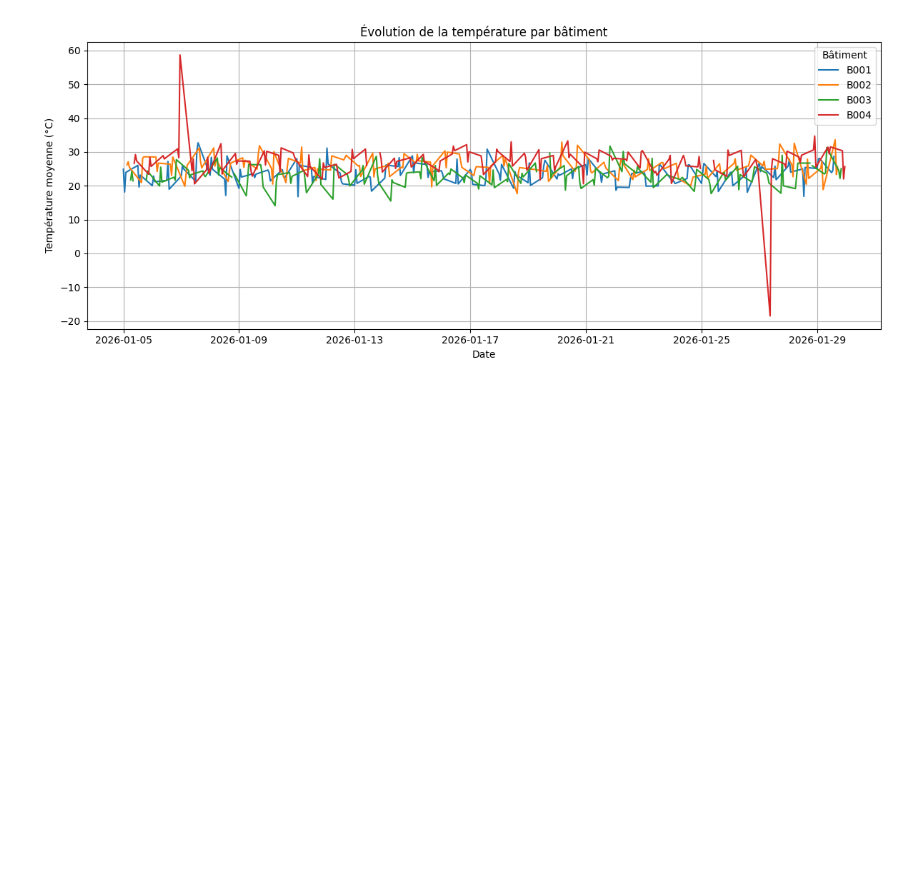
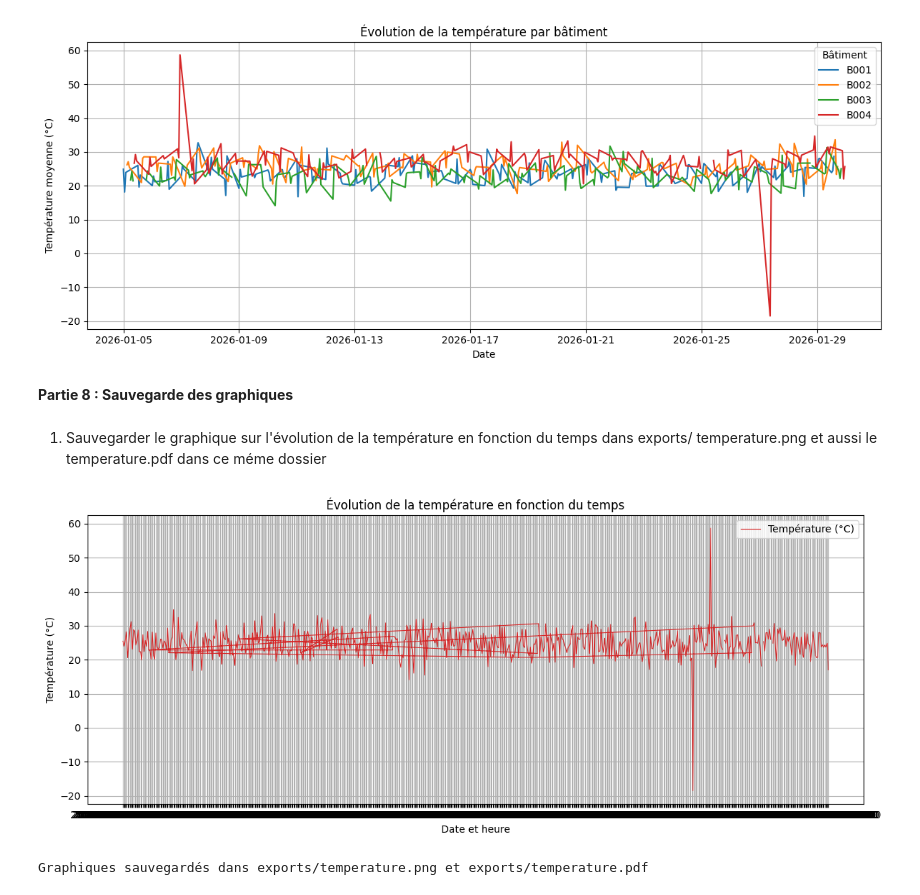
Before and after one commit to Youssoupha-ndiaye/TP_matplotlib_ODC_IA, a Jupyter notebook: atelier_matplotlib_iot/notebooks/atelier_matplotlib_iot.ipynb, the cells around one changed output. Saved outputs shown, nothing was run; the diff lists cells and outputs as text; code cells hidden in the pictures; blank space fills up the shorter version.

Commit message:
Partie 8 : Sauvegarde des graphiques
Sauvegarder le graphique sur l'évolution de la température en fonction du temp dans exports/ temperature.png et aussi le temperature.pdf dans ce méme dossier

```diff
--- a/atelier_matplotlib_iot/notebooks/atelier_matplotlib_iot.ipynb
+++ b/atelier_matplotlib_iot/notebooks/atelier_matplotlib_iot.ipynb
@@ -329,3 +329,29 @@ fig.tight_layout()
 plt.show()
 # %% [output]
 [figure]
+# %% [markdown]
+**Partie 8 : Sauvegarde des graphiques**
+# %% [markdown]
+1) Sauvegarder le graphique sur l'évolution de la température en fonction du temps
+dans exports/ temperature.png et aussi le temperature.pdf dans ce méme dossier
+# %%
+#j'ai reconstruit le graphique linéaire de la Partie 1, puis j'ai
+#appellé la méthode fig.savefig() deux fois, avec des extensions
+# différentes (`.png` et `.pdf`).
+fig, ax = plt.subplots(figsize=(12, 5))
+ax.plot(df["date_heure"], df["temperature"], color="tab:red", linewidth=0.8, label="Température (°C)")
+ax.set_title("Évolution de la température en fonction du temps")
+ax.set_xlabel("Date et heure")
+ax.set_ylabel("Température (°C)")
+ax.legend()
+ax.grid(True)
+fig.tight_layout()
+
+fig.savefig("../exports/temperature.png", dpi=150)
+fig.savefig("../exports/temperature.pdf")
+
+plt.show()
+print("Graphiques sauvegardés dans exports/temperature.png et exports/temperature.pdf")
+# %% [output]
+[figure, added]
+Graphiques sauvegardés dans exports/temperature.png et exports/temperature.pdf
```
Also changed, not shown: 2 other files.
